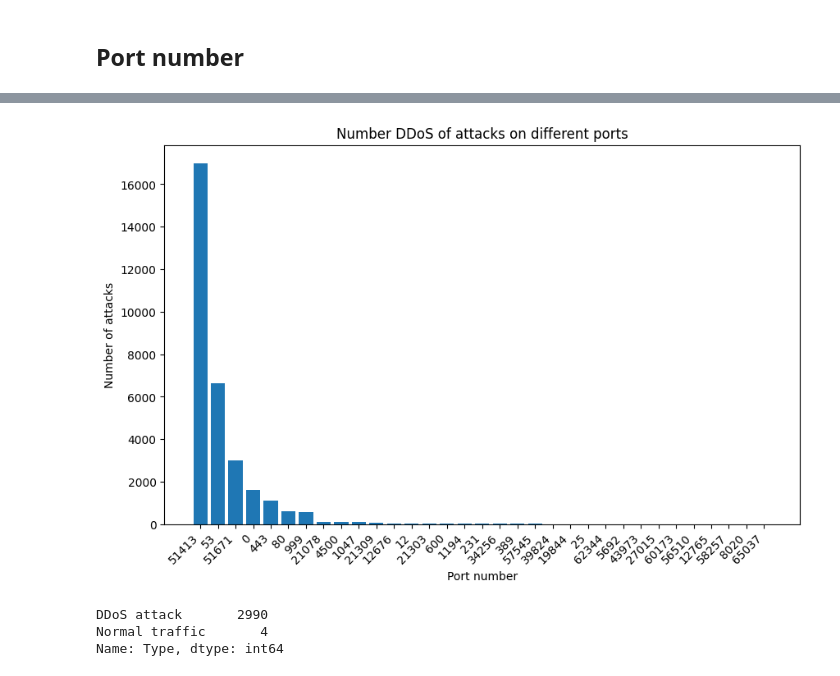
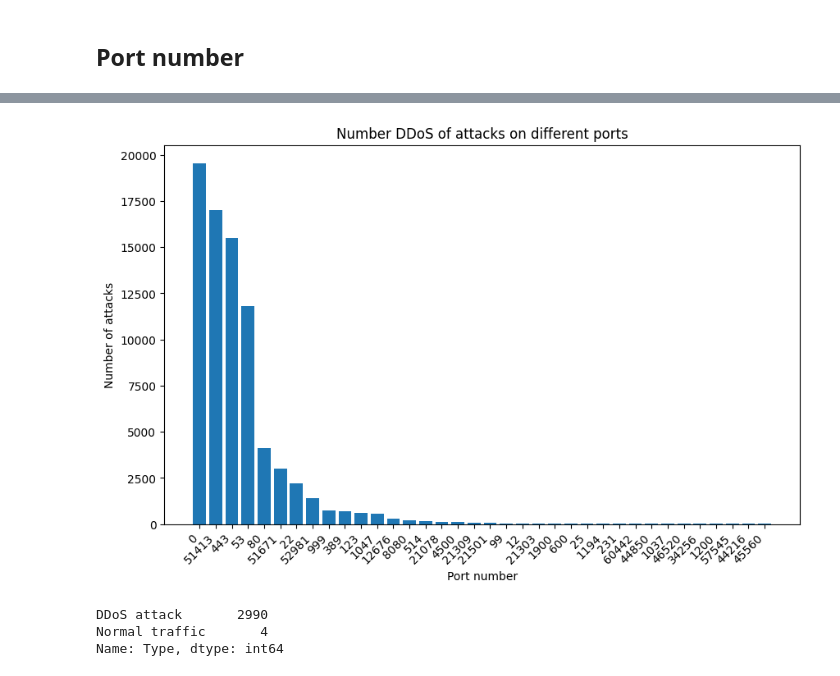
Before and after one commit to LordLokator/ADAML_24, a Jupyter notebook: ETA.ipynb, the cells around one changed output, grey strips where cells are left out. Saved outputs shown, nothing was run; the diff lists cells and outputs as text; code cells hidden in the pictures.

```diff
--- a/ETA.ipynb
+++ b/ETA.ipynb
@@ -409,6 +424,8 @@ vector_df.head()
 | 4 | 4 | 1 | sga10gq0 | IP_0002 | 4500 | High volume traffic | 0 | 59500 | ... |
 # %%
 # add labels to the dataset
+attack_df = pd.read_csv(attacks_path)
+vector_df = pd.read_csv(vectors_path)
 vector_df = pd.merge(vector_df, attack_df[['Attack ID', 'Type']], on='Attack ID', how='left')
 vector_df.head()
 # %% [output]
@@ -642,16 +667,18 @@ There a 118 number of different ports for DDoS attack
 # %%
 # create histogram for ports for ddos attacks with more than 1 attack
 vc = vector_df[vector_df['Type'] == 'DDoS attack']['Port number'].value_counts()
 
 plt.figure(figsize=(10,6))
-plt.bar(np.arange(0, len(vc[vc > 1]), 1), vc[vc > 1].values, label = vc[vc>1].index)
+plt.bar(np.arange(0, len(vc[vc > 5]), 1), vc[vc > 5].values, label = vc[vc>5].index)
 plt.title('Number DDoS of attacks on different ports')
 plt.xlabel('Port number')
 plt.ylabel('Number of attacks')
-plt.xticks(np.arange(0, len(vc[vc > 1]), 1), vc[vc > 1].index, rotation=45, ha='right')
+plt.xticks(np.arange(0, len(vc[vc > 5]), 1), vc[vc > 5].index, rotation=45, ha='right')
+
+plt.savefig('imgs/vector_df_port_dist.jpg', bbox_inches='tight')
 plt.show()
 # %% [output]
-[figure, old version]
+[figure, new version]
 # %%
 vc = vector_df[vector_df['Port number'] == 51671]['Type'].value_counts().sort_index()
 vc
```
Also changed, not shown: parts of 24 cells of this notebook.
